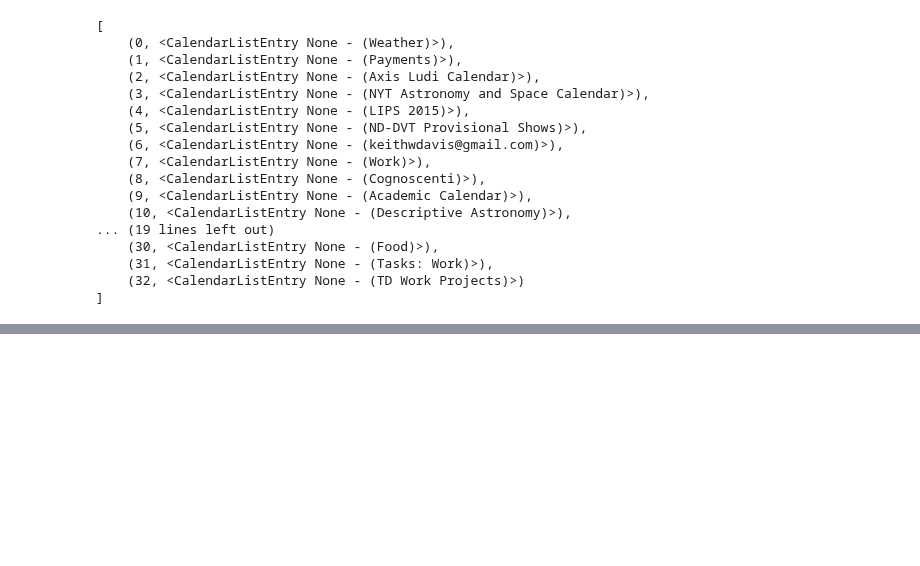
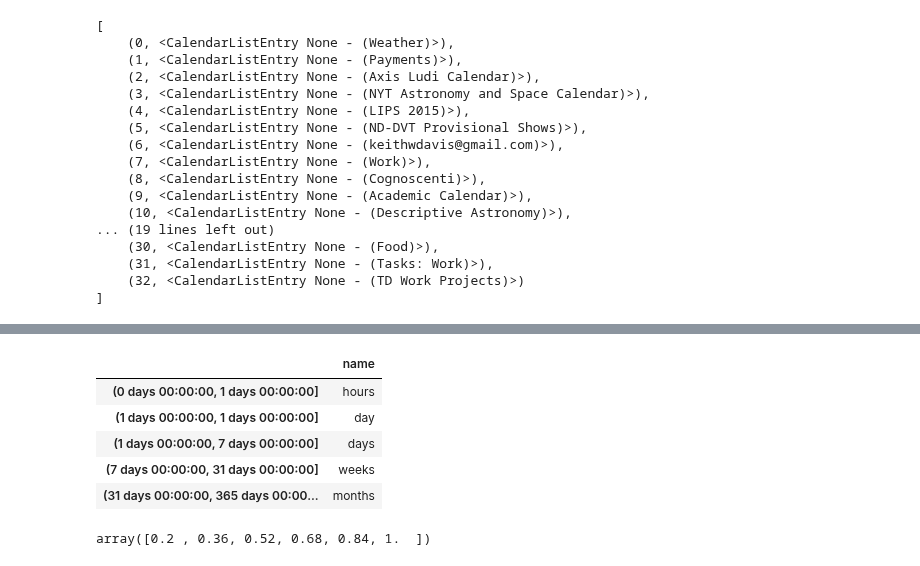
Before and after one commit to KeithDavis067/taskbraid, a Jupyter notebook: python/circlecal/SB.ipynb, the cells around one changed output, grey strips where cells are left out. Saved outputs shown, nothing was run; the diff lists cells and outputs as text; code cells hidden in the pictures; blank space fills up the shorter version.

```diff
--- a/python/circlecal/SB.ipynb
+++ b/python/circlecal/SB.ipynb
@@ -142,0 +153,13 @@ df
+# %%
+intervalsdf
+# %% [output]
+|  | name |
+| (0 days 00:00:00, 1 days 00:00:00] | hours |
+| (1 days 00:00:00, 1 days 00:00:00] | day |
+| (1 days 00:00:00, 7 days 00:00:00] | days |
+| (7 days 00:00:00, 31 days 00:00:00] | weeks |
+| (31 days 00:00:00, 365 days 00:00... | months |
+# %%
+np.linspace(1 / len(intervalsdf), 1, len(intervalsdf)+1)
+# %% [output]
+array([0.2 , 0.36, 0.52, 0.68, 0.84, 1.  ])
```
Also changed, not shown: parts of 20 cells of this notebook.
